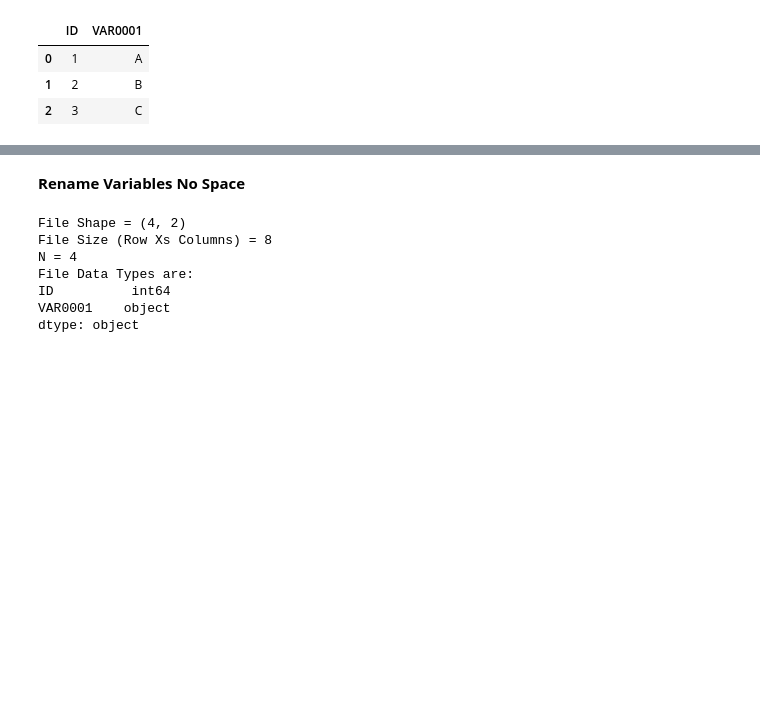
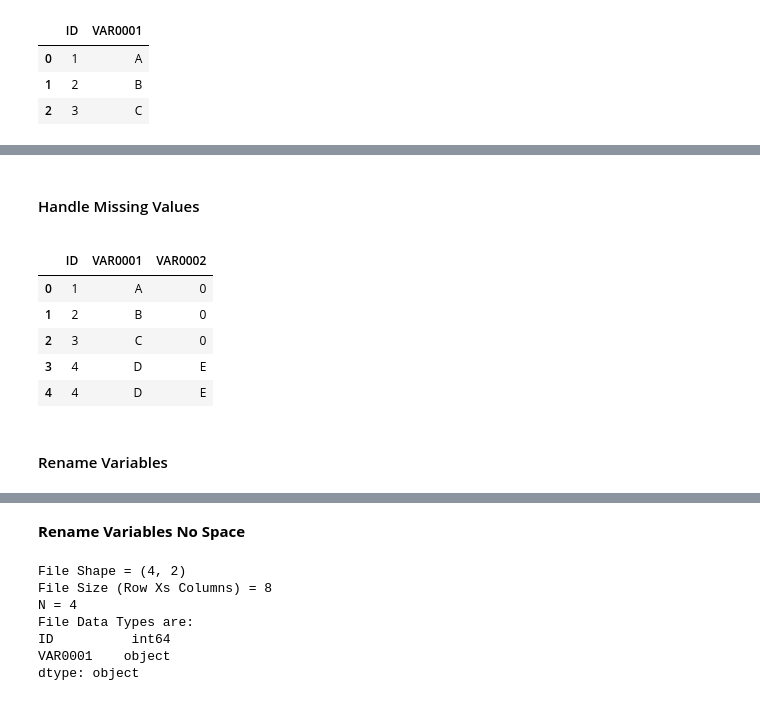
Before and after one commit to dcinnovator/DS, a Jupyter notebook: MY NOTES.ipynb, the cells around one changed output, grey strips where cells are left out. Saved outputs shown, nothing was run; the diff lists cells and outputs as text; code cells hidden in the pictures; blank space fills up the shorter version.

```diff
--- a/MY NOTES.ipynb
+++ b/MY NOTES.ipynb
@@ -42,0 +92,18 @@ mf
+# %% [markdown]
+<a id="missing"></a>
+#### Handle Missing Values
+<b><b/>
+# %%
+#### Substitute NaN with 0
+df3 = mf.fillna(0)
+df3
+# %% [output]
+|  | ID | VAR0001 | VAR0002 |
+| 0 | 1 | A | 0 |
+| 1 | 2 | B | 0 |
+| 2 | 3 | C | 0 |
+| 3 | 4 | D | E |
+| 4 | 4 | D | E |
+# %% [markdown]
+<a id="rename"></a>
+#### Rename Variables
```
Also changed, not shown: parts of 50 cells of this notebook.
